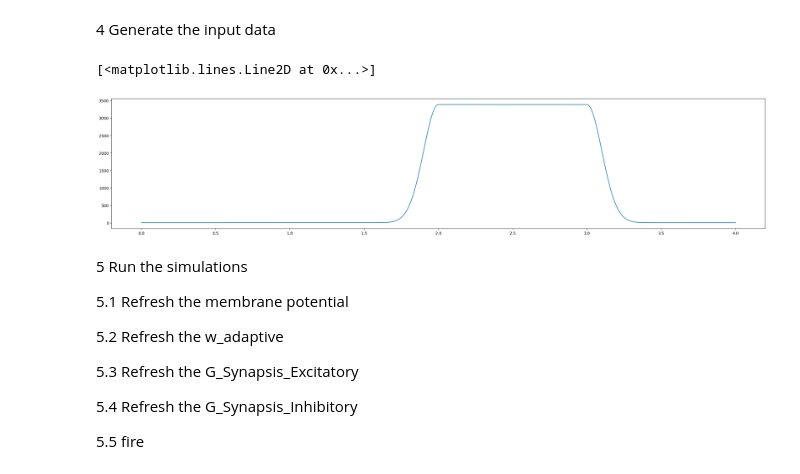
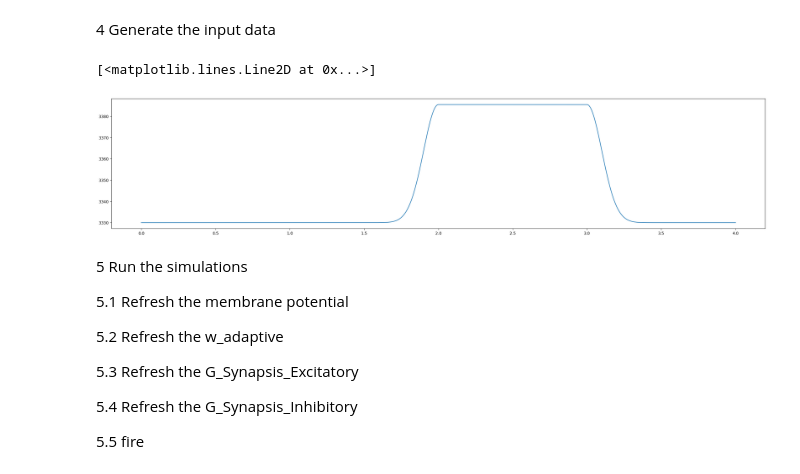
Before and after one commit to RogersSccot/17_BBQ, a Jupyter notebook: Seizure_Ref/My_AdEx_Network_Plot/My_AdEx_Network_2_10_Old_Total.ipynb, the cells around one changed output. Drawn from its saved outputs; the diff is of its cells as text; code cells hidden in the pictures.

```diff
--- a/Seizure_Ref/My_AdEx_Network_Plot/My_AdEx_Network_2_10_Old_Total.ipynb
+++ b/Seizure_Ref/My_AdEx_Network_Plot/My_AdEx_Network_2_10_Old_Total.ipynb
@@ -215,33 +215,33 @@ for neuron_front in P2_Group:
 # %% [markdown]
 4 Generate the input data
 # %%
-AmpStim=+3379.469  #80. #92.
+AmpStim=3385.46  #80. #92.
 plat = 1000
 def heaviside(x):
     return 0.5 * (1 + np.sign(x))
 def input_rate(t, t1_exc, tau1_exc, tau2_exc, ampl_exc, plateau):
     # t1_exc=10. # time of the maximum of external stimulation
     # tau1_exc=20. # first time constant of perturbation = rising time
     # tau2_exc=50. # decaying time
     # ampl_exc=20. # amplitude of excitation
     inp = ampl_exc * (np.exp(-(t - t1_exc) ** 2 / (2. * tau1_exc ** 2)) * heaviside(-(t - t1_exc)) +
                       heaviside(-(t - (t1_exc+plateau))) * heaviside(t - t1_exc) +
                       np.exp(-(t - (t1_exc+plateau)) ** 2 / (2. * tau2_exc ** 2)) * heaviside(t - (t1_exc+plateau)))
     return inp
 # 创建仿真时间序列
 t2 = np.arange(0, 1000*TotTime, 1000*dt)
 test_input = []
 # 输入的噪声强度
 TauP=100
-rest=2000
+rest=3330
 # 将时间点，噪声，输入刺激，输入刺激的平台期产生对应时间的脉冲
 for ji in t2:
-    test_input.append(6+input_rate(ji, 2000., TauP, TauP, AmpStim, plat))
+    test_input.append(rest+input_rate(ji, 2000., TauP, TauP, AmpStim-rest, plat))
 plt.figure(figsize=(30,6))
 plt.plot(time_sim, test_input)
 # %% [output]
 [<matplotlib.lines.Line2D at 0x...>]
-[figure, old version]
+[figure, new version]
 # %% [markdown]
 5 Run the simulations
 
```
Also changed, not shown: parts of 4 cells of this notebook, 8 other files.
